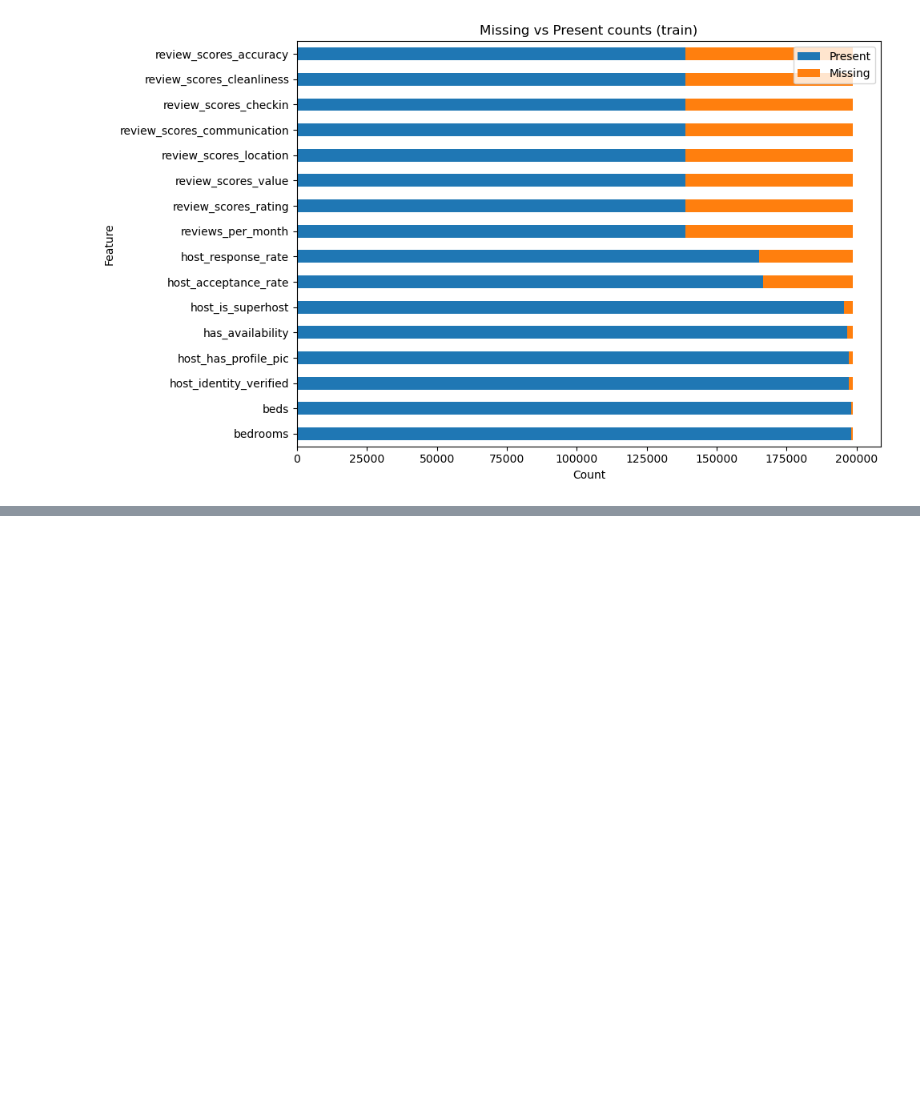
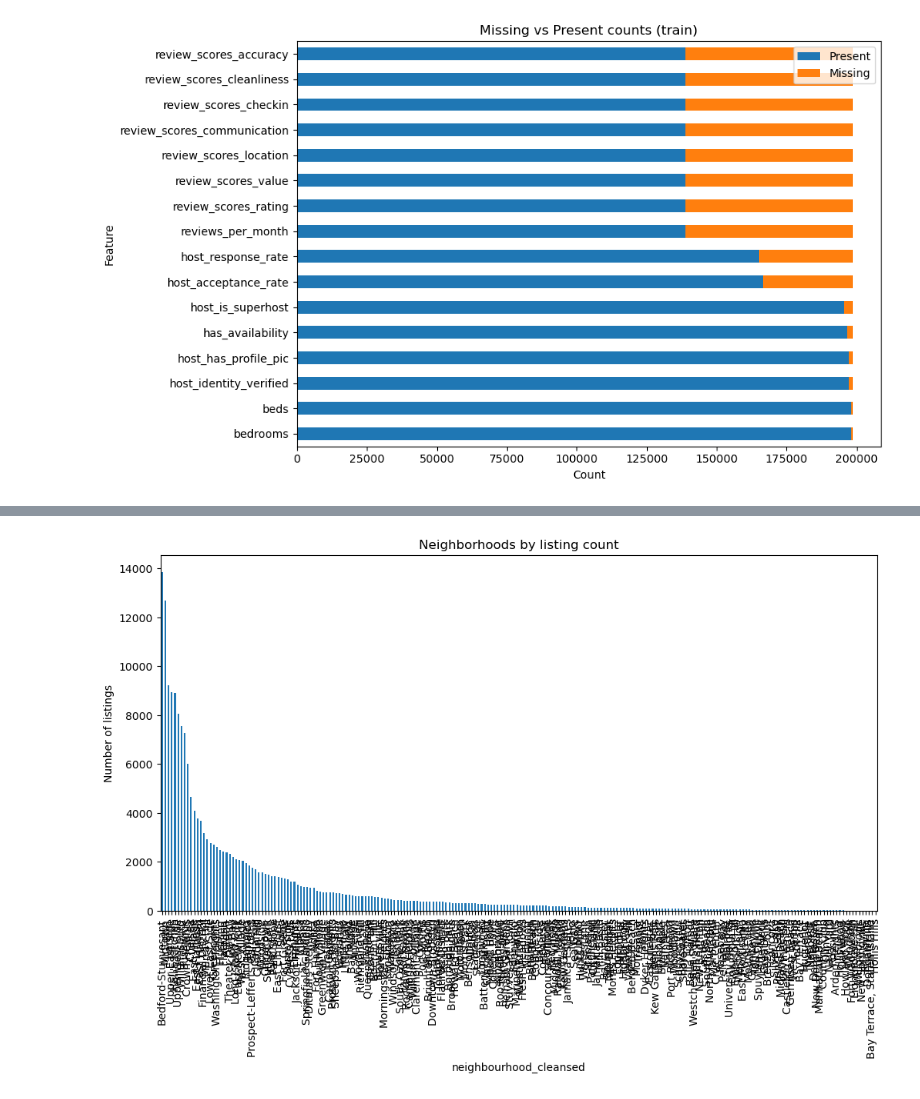
Before and after one commit to aminahrr/AirBnB-ML-project, a Jupyter notebook: notebooks/01_data_preprocessing.ipynb, the cells around one changed output, grey strips where cells are left out. Drawn from its saved outputs; the diff is of its cells as text; code cells hidden in the pictures; blank space fills up the shorter version.

```diff
--- a/notebooks/01_data_preprocessing.ipynb
+++ b/notebooks/01_data_preprocessing.ipynb
@@ -761,8 +786,8 @@ cols = [
     'instant_bookable'
 ]
 
-df[cols] = df[cols].replace({'f': 0, 't': 1})
-df[cols] = df[cols].astype("Int64") # supports <NA>
+for col in bool_cols:
+    df[col] = df[col].map({'f': 0, 't': 1})  # NaN will remain NaN
 # %% [markdown]
 **3.4** Stripping of '%' and '$' and then casting as numeric types
 # %%
@@ -1630,18 +1146,0 @@ print(df_test['price_category'].value_counts().sort_index())
-# %%
-
-# 7.7 Save Target Variable Info
-print("\nTraining Set - Price Category Statistics:")
-print(df_train.groupby('price_category')['price'].describe())
-print("\nTest Set - Price Category Statistics:")
-print(df_test.groupby('price_category')['price'].describe())
-
-# Drop intermediate columns
-df_train = df_train.drop(columns=['price_quantile', 'price_kmeans',
-                                   'price_kmeans_labeled', 'price_gmm',
-                                   'price_gmm_labeled'], errors='ignore')
-df_test = df_test.drop(columns=['price_kmeans', 'price_gmm'], errors='ignore')
-
-print("\n" + "="*80)
-print("✓ CLUSTERING COMPLETE - Target variable 'price_category' created!")
-print("="*80)
-print("\nNow ready for Feature Engineering (Section 8 - Asja)")
@@ -1649,0 +1150,19 @@ Nova promjena
+# %%
+# Convert last_scraped into a numeric feature to avoid using raw calendar dates
+reference_date = df_train['last_scraped'].max()
+# %%
+df_train['days_since_last_scraped'] = (
+    reference_date - df_train['last_scraped']
+).dt.days
+
+df_test['days_since_last_scraped'] = (
+    reference_date - df_test['last_scraped']
+).dt.days
+# %%
+value_counts = df_train['neighbourhood_cleansed'].value_counts()
+value_counts.plot(kind='bar', figsize=(12,6))
+plt.ylabel("Number of listings")
+plt.title("Neighborhoods by listing count")
+plt.show()
+# %% [output]
+[figure, added]
```
Also changed, not shown: parts of 141 cells of this notebook.
